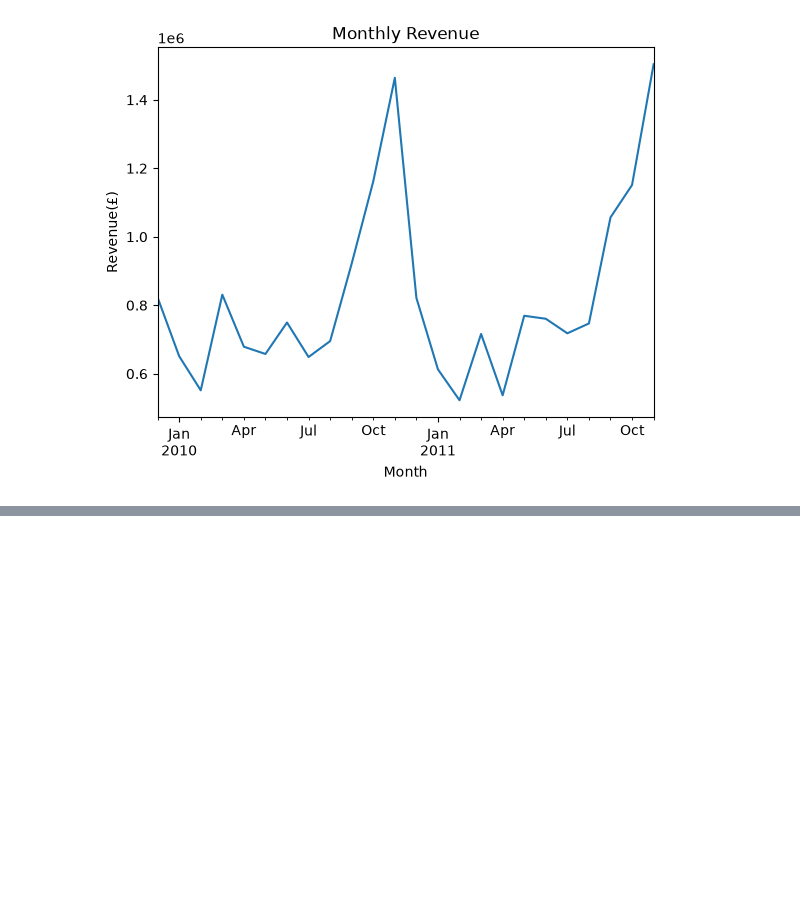
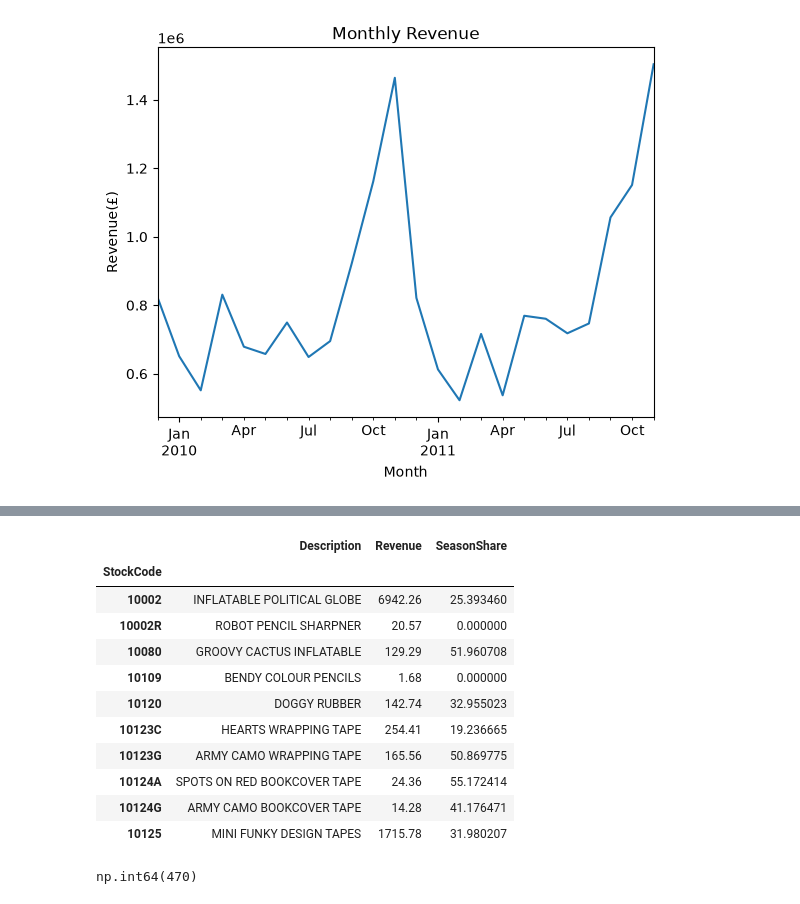
Before and after one commit to mohamadsfares/retail-sales-analysis, a Jupyter notebook: 02_analysis.ipynb, the cells around one changed output, grey strips where cells are left out. Saved outputs shown, nothing was run; the diff lists cells and outputs as text; code cells hidden in the pictures; blank space fills up the shorter version.

```diff
--- a/02_analysis.ipynb
+++ b/02_analysis.ipynb
@@ -99,0 +124,20 @@ Text(0, 0.5, 'Revenue(£)')
+# %%
+product_revenue['SeasonShare']=(season_revenue/product_revenue['Revenue']*100).fillna(0)
+product_revenue.head(10)
+# %% [output]
+|  | Description | Revenue | SeasonShare |
+| StockCode |  |  |  |
+| 10002 | INFLATABLE POLITICAL GLOBE | 6942.26 | 25.393460 |
+| 10002R | ROBOT PENCIL SHARPNER | 20.57 | 0.000000 |
+| 10080 | GROOVY CACTUS INFLATABLE | 129.29 | 51.960708 |
+| 10109 | BENDY COLOUR PENCILS | 1.68 | 0.000000 |
+| 10120 | DOGGY RUBBER | 142.74 | 32.955023 |
+| 10123C | HEARTS WRAPPING TAPE | 254.41 | 19.236665 |
+| 10123G | ARMY CAMO WRAPPING TAPE | 165.56 | 50.869775 |
+| 10124A | SPOTS ON RED BOOKCOVER TAPE | 24.36 | 55.172414 |
+| 10124G | ARMY CAMO BOOKCOVER TAPE | 14.28 | 41.176471 |
+| 10125 | MINI FUNKY DESIGN TAPES | 1715.78 | 31.980207 |
+# %%
+(product_revenue['Revenue']>=10000).sum()
+# %% [output]
+np.int64(470)
```
Also changed, not shown: parts of 6 cells of this notebook, 3 other files.
